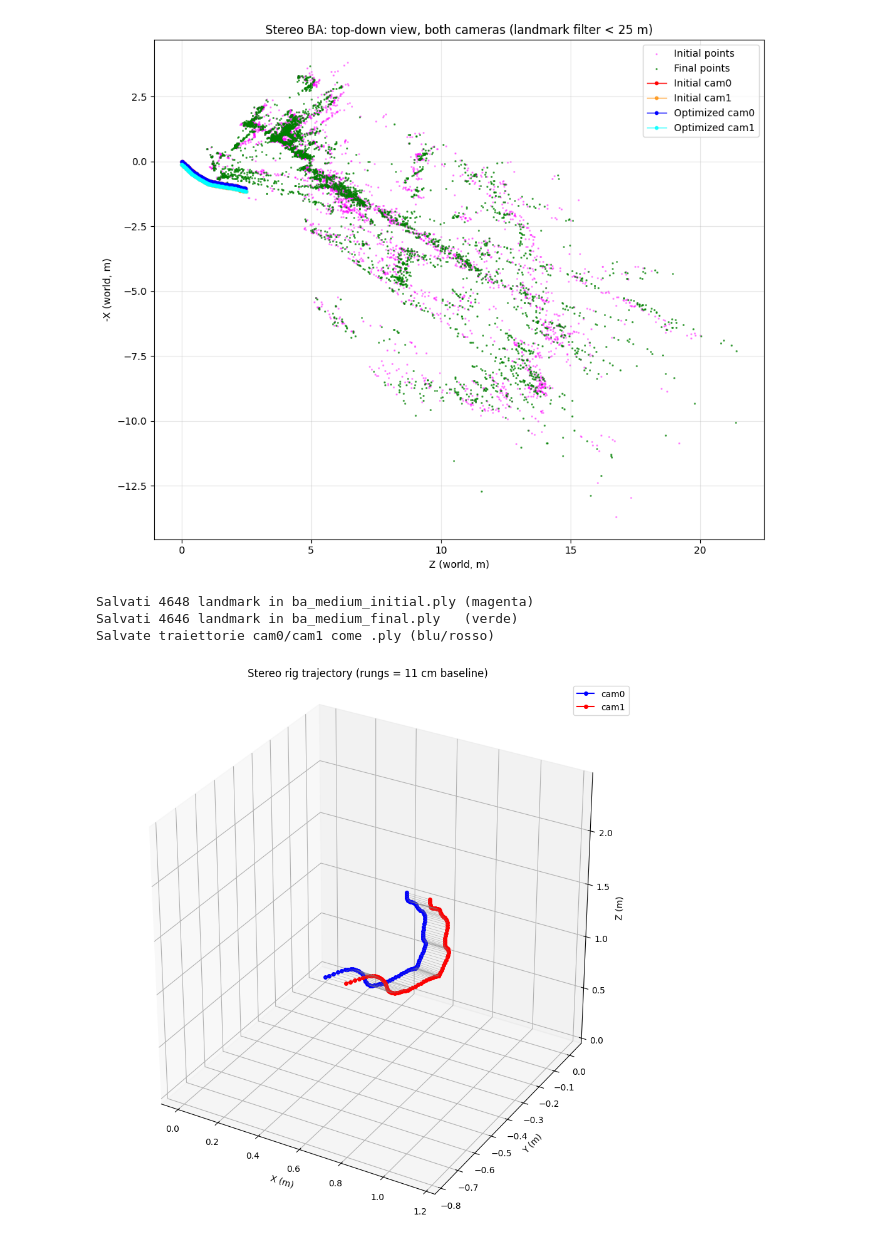
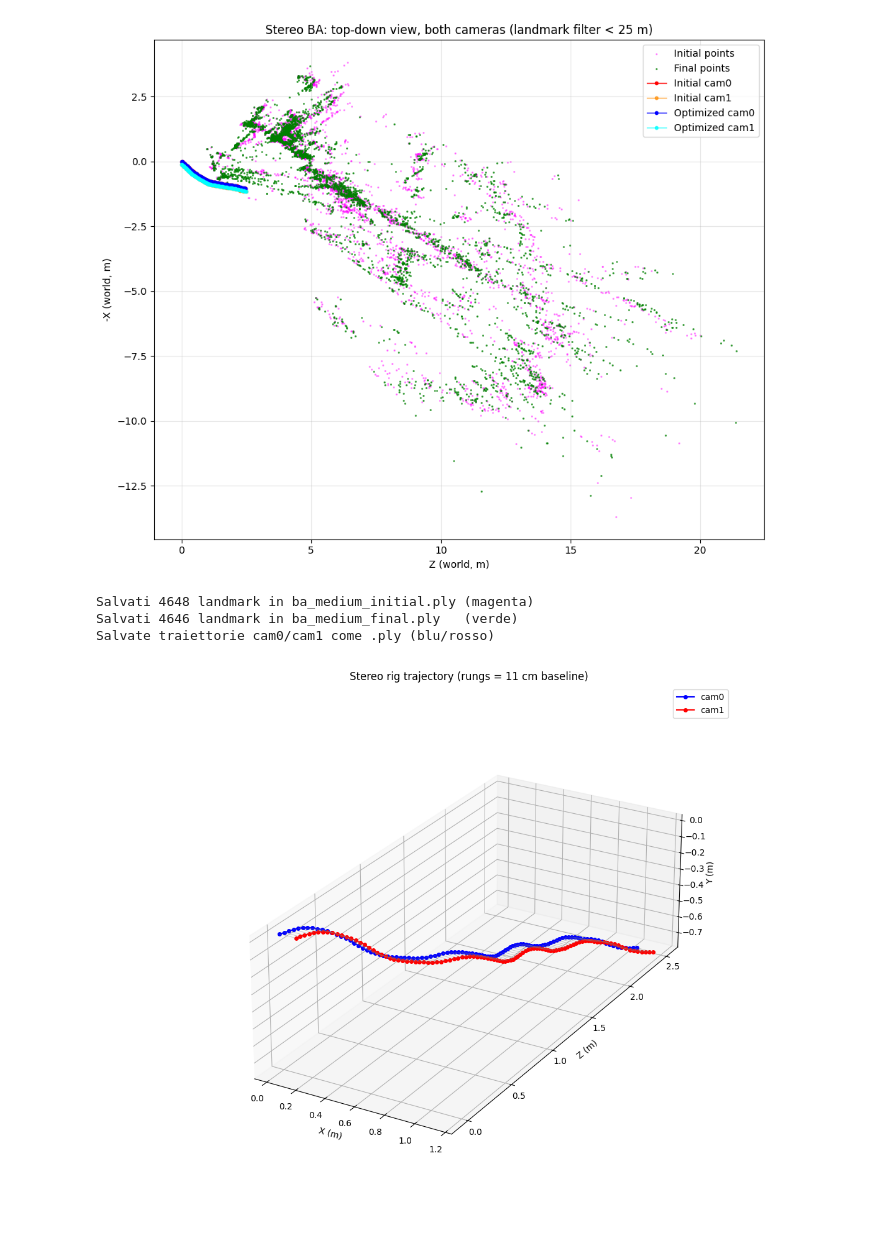
Before and after one commit to simomux/ADS, a Jupyter notebook: Part_2/ba_medium.ipynb, the cells around one changed output. Drawn from its saved outputs; the diff is of its cells as text; code cells hidden in the pictures.

Commit message:
Using widget for the last trajectory plot

```diff
--- a/Part_2/ba_medium.ipynb
+++ b/Part_2/ba_medium.ipynb
@@ -569,6 +569,7 @@ plt.show()
 # %% [output]
 [figure]
 # %%
+%matplotlib widget
 # --- 3D view delle sole traiettorie stereo (metric scale) + save .ply ---
 # Mostro solo le due traiettorie con rungs cam0<->cam1 a ogni posa: e' la
 # visualizzazione che rende esplicita la larghezza del rig (11 cm baseline).
@@ -604,37 +605,50 @@ def save_landmark_ply(values, path, color, max_dist=100.0):
 
 n_init  = save_landmark_ply(initial_values, "./plot/medium/ba_medium_initial.ply", [0.9, 0.1, 0.6])  # magenta
 n_final = save_landmark_ply(result,         "./plot/medium/ba_medium_final.ply",   [0.1, 0.7, 0.1])  # verde
 print(f"Salvati {n_init} landmark in ba_medium_initial.ply (magenta)")
 print(f"Salvati {n_final} landmark in ba_medium_final.ply   (verde)")
 
 # Bonus: traiettorie come cloud di punti colorati (utile in MeshLab come overlay)
 def save_trajectory_ply(xyz, path, color):
     pcd = o3d.geometry.PointCloud()
     pcd.points = o3d.utility.Vector3dVector(xyz)
     pcd.paint_uniform_color(color)
     o3d.io.write_point_cloud(path, pcd)
 
 save_trajectory_ply(cam0_xyz, "./plot/medium/ba_medium_cam0_traj.ply", [0.0, 0.3, 1.0])   # blu
 save_trajectory_ply(cam1_xyz, "./plot/medium/ba_medium_cam1_traj.ply", [1.0, 0.2, 0.0])   # rosso
 print("Salvate traiettorie cam0/cam1 come .ply (blu/rosso)")
 
-# Matplotlib 3D inline, solo traiettorie con rungs
+# Matplotlib 3D widget, solo traiettorie con rungs.
+# Mappatura assi: piano di moto X-Z sul pavimento del plot, Y (gravita') sull'asse
+# verticale di matplotlib. Cosi' il movimento principale del drone e' visibile
+# orizzontalmente e l'oscillazione verticale (~0.8 m) sull'asse mpl-Z.
 fig = plt.figure(figsize=(12, 9))
 ax = fig.add_subplot(111, projection='3d')
-ax.plot(cam0_xyz[:, 0], cam0_xyz[:, 1], cam0_xyz[:, 2], 'b-o', markersize=4, label='cam0')
-ax.plot(cam1_xyz[:, 0], cam1_xyz[:, 1], cam1_xyz[:, 2], 'r-o', markersize=4, label='cam1')
+ax.plot(cam0_xyz[:, 0], cam0_xyz[:, 2], cam0_xyz[:, 1], 'b-o', markersize=4, label='cam0')
+ax.plot(cam1_xyz[:, 0], cam1_xyz[:, 2], cam1_xyz[:, 1], 'r-o', markersize=4, label='cam1')
 for p0, p1 in zip(cam0_xyz, cam1_xyz):
-    ax.plot([p0[0], p1[0]], [p0[1], p1[1]], [p0[2], p1[2]],
+    ax.plot([p0[0], p1[0]], [p0[2], p1[2]], [p0[1], p1[1]],
             color='gray', linewidth=0.5, alpha=0.5)
-ax.set_xlabel('X (m)'); ax.set_ylabel('Y (m)'); ax.set_zlabel('Z (m)')
+ax.set_xlabel('X (m)')
+ax.set_ylabel('Z (m)')
+ax.set_zlabel('Y (m)')
 ax.set_title('Stereo rig trajectory (rungs = 11 cm baseline)')
-ax.set_box_aspect([1, 1, 1])
+
+# Box aspect proporzionale ai range reali (ordine: mpl-X=X, mpl-Y=Z, mpl-Z=Y)
+all_xyz = np.vstack([cam0_xyz, cam1_xyz])
+rx = all_xyz[:, 0].ptp()
+ry = all_xyz[:, 1].ptp()
+rz = all_xyz[:, 2].ptp()
+ax.set_box_aspect([rx, rz, ry])
+
+ax.view_init(elev=25, azim=-60)
 ax.legend()
 plt.tight_layout()
 plt.savefig("./img/report/ba_medium/trajectory_comparison_3d.png", dpi=150, bbox_inches="tight")
 plt.show()
 # %% [output]
 Salvati 4648 landmark in ba_medium_initial.ply (magenta)
 Salvati 4646 landmark in ba_medium_final.ply   (verde)
 Salvate traiettorie cam0/cam1 come .ply (blu/rosso)
-[figure, old version]
+[figure, new version]
```
Also changed, not shown: parts of 2 cells of this notebook, 3 other files.
